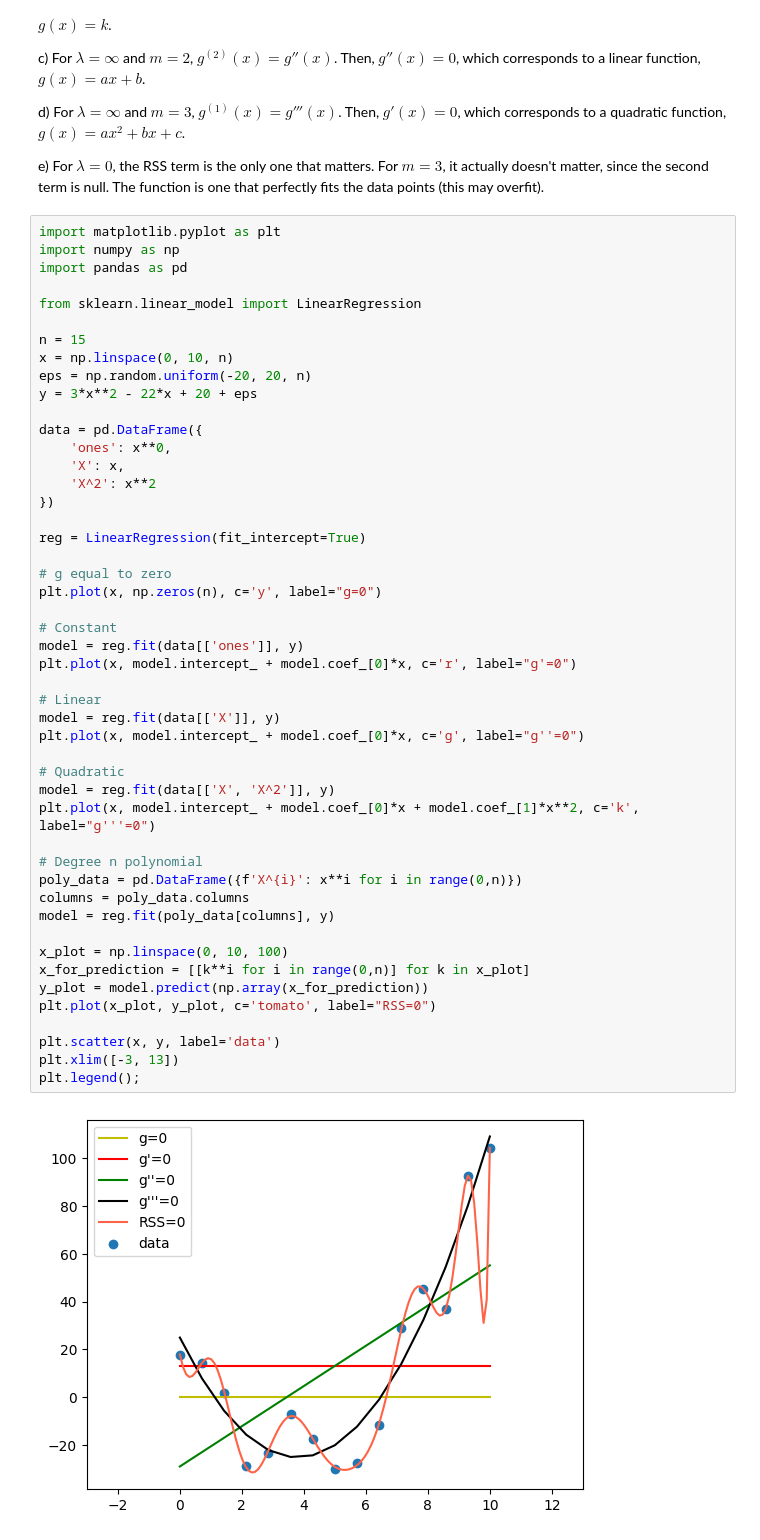
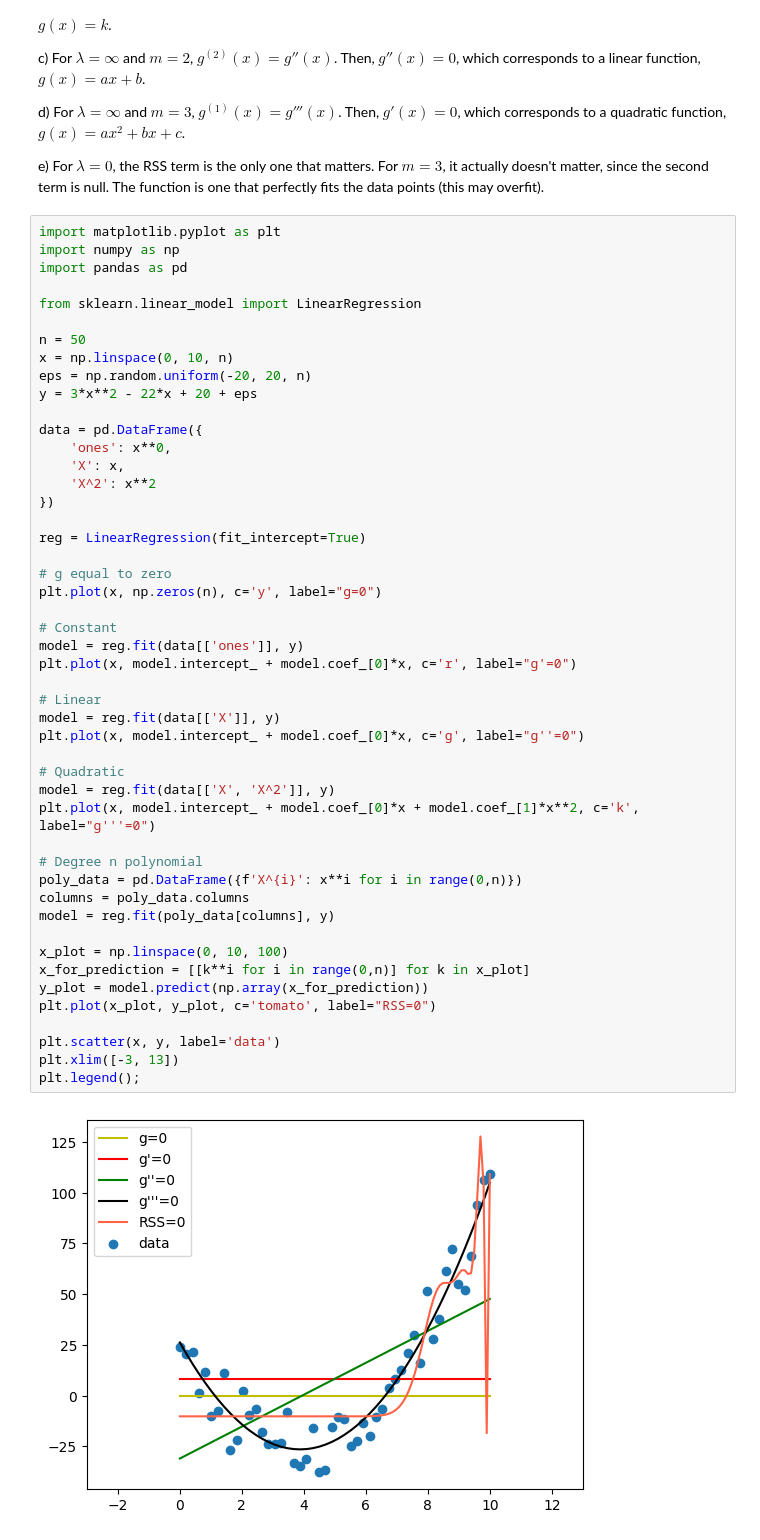
Before and after one commit to deusdevok/ISLP_Python, a Jupyter notebook: Chapter 7/ConceptualExercises.ipynb, the cells around one changed output. Drawn from its saved outputs; the diff is of its cells as text.

```diff
--- a/Chapter 7/ConceptualExercises.ipynb
+++ b/Chapter 7/ConceptualExercises.ipynb
@@ -137,7 +137,7 @@ import pandas as pd
 
 from sklearn.linear_model import LinearRegression
 
-n = 15
+n = 50
 x = np.linspace(0, 10, n)
 eps = np.random.uniform(-20, 20, n)
 y = 3*x**2 - 22*x + 20 + eps
@@ -152,31 +152,31 @@ reg = LinearRegression(fit_intercept=True)
 
 # g equal to zero
 plt.plot(x, np.zeros(n), c='y', label="g=0")
 
 # Constant
 model = reg.fit(data[['ones']], y)
 plt.plot(x, model.intercept_ + model.coef_[0]*x, c='r', label="g'=0")
 
 # Linear
 model = reg.fit(data[['X']], y)
 plt.plot(x, model.intercept_ + model.coef_[0]*x, c='g', label="g''=0")
 
 # Quadratic
 model = reg.fit(data[['X', 'X^2']], y)
 plt.plot(x, model.intercept_ + model.coef_[0]*x + model.coef_[1]*x**2, c='k', label="g'''=0")
 
 # Degree n polynomial
 poly_data = pd.DataFrame({f'X^{i}': x**i for i in range(0,n)})
 columns = poly_data.columns
 model = reg.fit(poly_data[columns], y)
 
 x_plot = np.linspace(0, 10, 100)
 x_for_prediction = [[k**i for i in range(0,n)] for k in x_plot]
 y_plot = model.predict(np.array(x_for_prediction))
 plt.plot(x_plot, y_plot, c='tomato', label="RSS=0")
 
 plt.scatter(x, y, label='data')
 plt.xlim([-3, 13])
 plt.legend();
 # %% [output]
-[figure, old version]
+[figure, new version]
```
